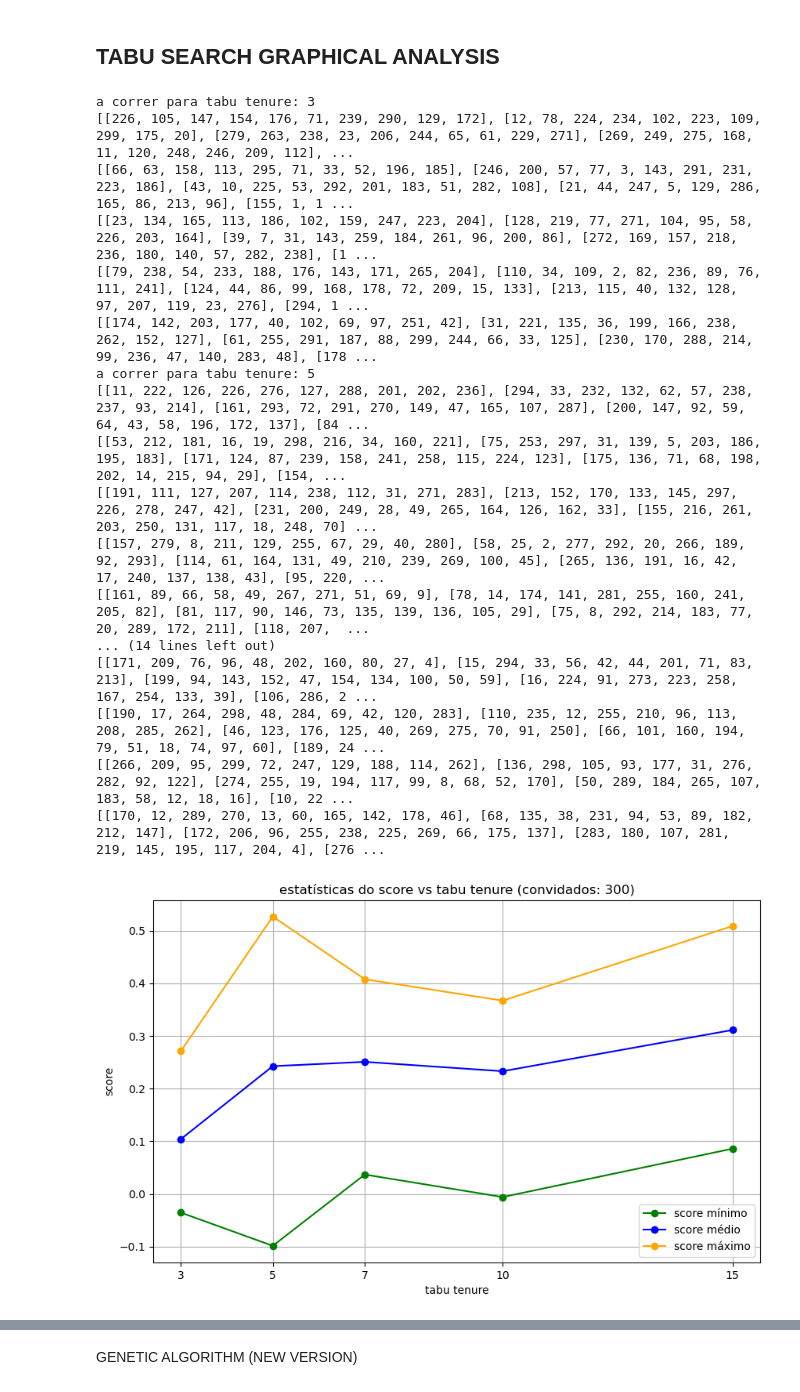
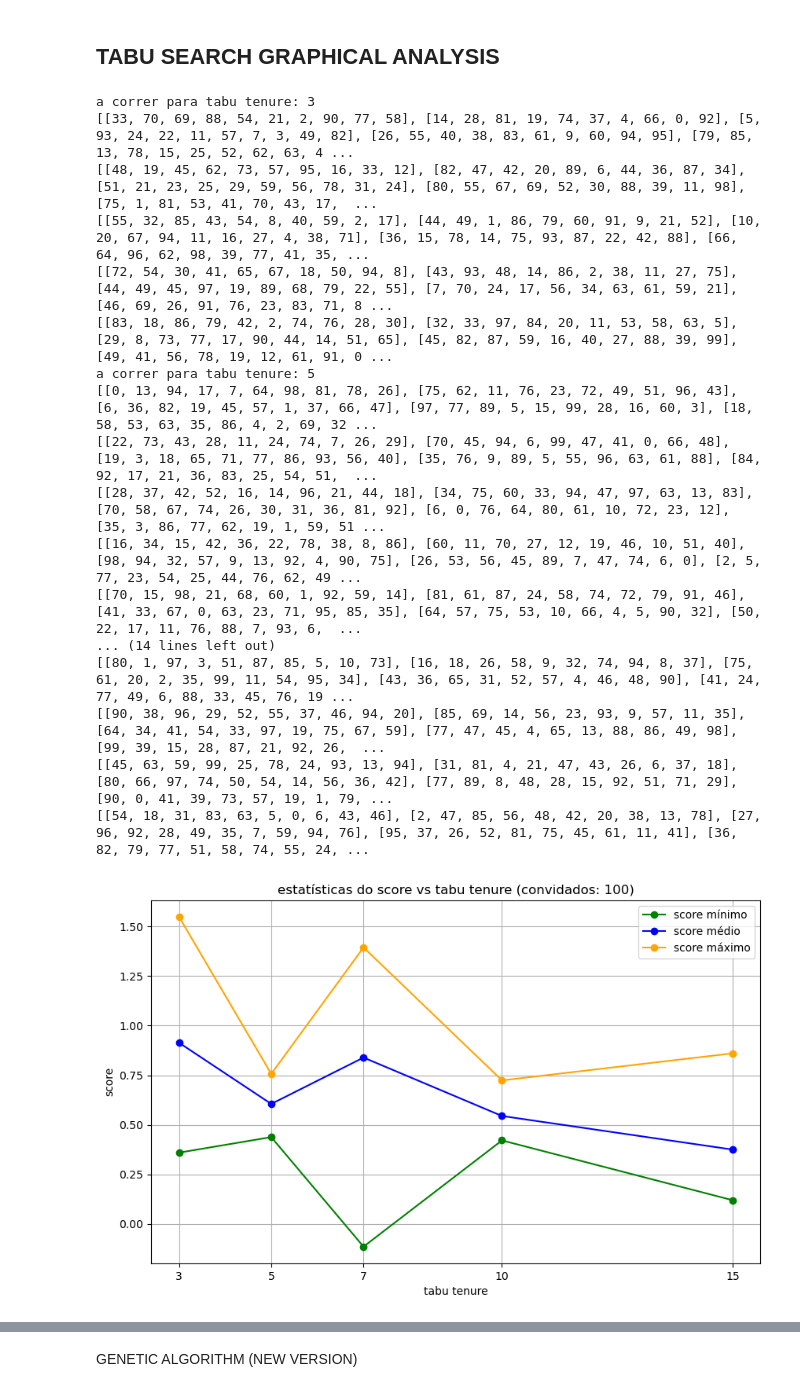
Before and after one commit to Ricardo-Parreira/Wedding_Seating_Problem-AI, a Jupyter notebook: project_notebook.ipynb, the cells around one changed output, grey strips where cells are left out. Saved outputs shown, nothing was run; the diff lists cells and outputs as text; code cells hidden in the pictures.

```diff
--- a/project_notebook.ipynb
+++ b/project_notebook.ipynb
@@ -648,7 +654,7 @@ for tenure in tabu_tenures:
         start_time = time.time()
 
         # chamar a função tabu_search_adv_adv (deves garantir que ela nunca devolve none)
-        solution, final_score, avg_no_improve = tabu_search_adv(preferences_300, seats_per_table, max_iterations=10000, tabu_tenure=tenure)
+        solution, final_score, avg_no_improve = tabu_search_adv(matrix_, seats_per_table, max_iterations=10000, tabu_tenure=tenure)
 
         end_time = time.time()
 
@@ -671,7 +677,7 @@ plt.figure(figsize=(10, 6))
 plt.plot(tabu_tenures, min_scores, marker='o', color='green', label='score mínimo')
 plt.plot(tabu_tenures, mean_scores, marker='o', color='blue', label='score médio')
 plt.plot(tabu_tenures, max_scores, marker='o', color='orange', label='score máximo')
-plt.title("estatísticas do score vs tabu tenure (convidados: 300)")
+plt.title("estatísticas do score vs tabu tenure (convidados: 100)")
 plt.xlabel("tabu tenure")
 plt.ylabel("score")
 plt.legend()
@@ -683,7 +689,7 @@ plt.show()
 # gráfico: média de iterações sem melhoria
 plt.figure(figsize=(10, 6))
 plt.plot(tabu_tenures, avg_no_improve, marker='o', color='red', label='iterações sem melhoria')
-plt.title("iterações sem melhoria vs tabu tenure (convidados: 300)")
+plt.title("iterações sem melhoria vs tabu tenure (convidados: 100)")
 plt.xlabel("tabu tenure")
 plt.ylabel("iterações sem melhoria")
 plt.legend()
@@ -699,45 +705,45 @@ num_runs_per_guest = 3  # número de execuções por quantidade de convidados
 # criar novo dicionário de resultados
 results = {guest: {'times': []} for guest in guests}
 
 for guest in guests:
     print(f"a correr para número de convidados: {guest}")
     for run in range(num_runs_per_guest):
         start_time = time.time()
 
         solution, final_score, avg_no_improve = tabu_search_adv(matrix_, seats_per_table, max_iterations=10000, tabu_tenure=tabu_tenure)
 
         end_time = time.time()
 
         results[guest]['times'].append(end_time - start_time)
 
 # calcular tempos médios de execução
 avg_exec_times = [sum(results[guest]['times']) / num_runs_per_guest for guest in guests]
 
 # gráfico: tempo de execução vs número de convidados
 plt.figure(figsize=(10, 6))
 plt.plot(guests, avg_exec_times, marker='o', color='purple', label='tempo médio de execução')
 plt.title(f"tempo de execução vs número de convidados (tabu tenure: {tabu_tenure})")
 plt.xlabel("número de convidados")
 plt.ylabel("tempo de execução (segundos)")
 plt.legend()
 plt.grid(True)
 plt.show()
 # %% [output]
 a correr para tabu tenure: 3
-[[226, 105, 147, 154, 176, 71, 239, 290, 129, 172], [12, 78, 224, 234, 102, 223, 109, 299, 175, 20], [279, 263, 238, 23, 206, 244, 65, 61, 229, 271], [269, 249, 275, 168, 11, 120, 248, 246, 209, 112], ...
-[[66, 63, 158, 113, 295, 71, 33, 52, 196, 185], [246, 200, 57, 77, 3, 143, 291, 231, 223, 186], [43, 10, 225, 53, 292, 201, 183, 51, 282, 108], [21, 44, 247, 5, 129, 286, 165, 86, 213, 96], [155, 1, 1 ...
-[[23, 134, 165, 113, 186, 102, 159, 247, 223, 204], [128, 219, 77, 271, 104, 95, 58, 226, 203, 164], [39, 7, 31, 143, 259, 184, 261, 96, 200, 86], [272, 169, 157, 218, 236, 180, 140, 57, 282, 238], [1 ...
-[[79, 238, 54, 233, 188, 176, 143, 171, 265, 204], [110, 34, 109, 2, 82, 236, 89, 76, 111, 241], [124, 44, 86, 99, 168, 178, 72, 209, 15, 133], [213, 115, 40, 132, 128, 97, 207, 119, 23, 276], [294, 1 ...
-[[174, 142, 203, 177, 40, 102, 69, 97, 251, 42], [31, 221, 135, 36, 199, 166, 238, 262, 152, 127], [61, 255, 291, 187, 88, 299, 244, 66, 33, 125], [230, 170, 288, 214, 99, 236, 47, 140, 283, 48], [178 ...
+[[33, 70, 69, 88, 54, 21, 2, 90, 77, 58], [14, 28, 81, 19, 74, 37, 4, 66, 0, 92], [5, 93, 24, 22, 11, 57, 7, 3, 49, 82], [26, 55, 40, 38, 83, 61, 9, 60, 94, 95], [79, 85, 13, 78, 15, 25, 52, 62, 63, 4 ...
+[[48, 19, 45, 62, 73, 57, 95, 16, 33, 12], [82, 47, 42, 20, 89, 6, 44, 36, 87, 34], [51, 21, 23, 25, 29, 59, 56, 78, 31, 24], [80, 55, 67, 69, 52, 30, 88, 39, 11, 98], [75, 1, 81, 53, 41, 70, 43, 17,  ...
+[[55, 32, 85, 43, 54, 8, 40, 59, 2, 17], [44, 49, 1, 86, 79, 60, 91, 9, 21, 52], [10, 20, 67, 94, 11, 16, 27, 4, 38, 71], [36, 15, 78, 14, 75, 93, 87, 22, 42, 88], [66, 64, 96, 62, 98, 39, 77, 41, 35, ...
+[[72, 54, 30, 41, 65, 67, 18, 50, 94, 8], [43, 93, 48, 14, 86, 2, 38, 11, 27, 75], [44, 49, 45, 97, 19, 89, 68, 79, 22, 55], [7, 70, 24, 17, 56, 34, 63, 61, 59, 21], [46, 69, 26, 91, 76, 23, 83, 71, 8 ...
+[[83, 18, 86, 79, 42, 2, 74, 76, 28, 30], [32, 33, 97, 84, 20, 11, 53, 58, 63, 5], [29, 8, 73, 77, 17, 90, 44, 14, 51, 65], [45, 82, 87, 59, 16, 40, 27, 88, 39, 99], [49, 41, 56, 78, 19, 12, 61, 91, 0 ...
 a correr para tabu tenure: 5
-[[11, 222, 126, 226, 276, 127, 288, 201, 202, 236], [294, 33, 232, 132, 62, 57, 238, 237, 93, 214], [161, 293, 72, 291, 270, 149, 47, 165, 107, 287], [200, 147, 92, 59, 64, 43, 58, 196, 172, 137], [84 ...
-[[53, 212, 181, 16, 19, 298, 216, 34, 160, 221], [75, 253, 297, 31, 139, 5, 203, 186, 195, 183], [171, 124, 87, 239, 158, 241, 258, 115, 224, 123], [175, 136, 71, 68, 198, 202, 14, 215, 94, 29], [154, ...
-[[191, 111, 127, 207, 114, 238, 112, 31, 271, 283], [213, 152, 170, 133, 145, 297, 226, 278, 247, 42], [231, 200, 249, 28, 49, 265, 164, 126, 162, 33], [155, 216, 261, 203, 250, 131, 117, 18, 248, 70] ...
-[[157, 279, 8, 211, 129, 255, 67, 29, 40, 280], [58, 25, 2, 277, 292, 20, 266, 189, 92, 293], [114, 61, 164, 131, 49, 210, 239, 269, 100, 45], [265, 136, 191, 16, 42, 17, 240, 137, 138, 43], [95, 220, ...
-[[161, 89, 66, 58, 49, 267, 271, 51, 69, 9], [78, 14, 174, 141, 281, 255, 160, 241, 205, 82], [81, 117, 90, 146, 73, 135, 139, 136, 105, 29], [75, 8, 292, 214, 183, 77, 20, 289, 172, 211], [118, 207,  ...
+[[0, 13, 94, 17, 7, 64, 98, 81, 78, 26], [75, 62, 11, 76, 23, 72, 49, 51, 96, 43], [6, 36, 82, 19, 45, 57, 1, 37, 66, 47], [97, 77, 89, 5, 15, 99, 28, 16, 60, 3], [18, 58, 53, 63, 35, 86, 4, 2, 69, 32 ...
+[[22, 73, 43, 28, 11, 24, 74, 7, 26, 29], [70, 45, 94, 6, 99, 47, 41, 0, 66, 48], [19, 3, 18, 65, 71, 77, 86, 93, 56, 40], [35, 76, 9, 89, 5, 55, 96, 63, 61, 88], [84, 92, 17, 21, 36, 83, 25, 54, 51,  ...
+[[28, 37, 42, 52, 16, 14, 96, 21, 44, 18], [34, 75, 60, 33, 94, 47, 97, 63, 13, 83], [70, 58, 67, 74, 26, 30, 31, 36, 81, 92], [6, 0, 76, 64, 80, 61, 10, 72, 23, 12], [35, 3, 86, 77, 62, 19, 1, 59, 51 ...
+[[16, 34, 15, 42, 36, 22, 78, 38, 8, 86], [60, 11, 70, 27, 12, 19, 46, 10, 51, 40], [98, 94, 32, 57, 9, 13, 92, 4, 90, 75], [26, 53, 56, 45, 89, 7, 47, 74, 6, 0], [2, 5, 77, 23, 54, 25, 44, 76, 62, 49 ...
+[[70, 15, 98, 21, 68, 60, 1, 92, 59, 14], [81, 61, 87, 24, 58, 74, 72, 79, 91, 46], [41, 33, 67, 0, 63, 23, 71, 95, 85, 35], [64, 57, 75, 53, 10, 66, 4, 5, 90, 32], [50, 22, 17, 11, 76, 88, 7, 93, 6,  ...
 ... (14 lines left out)
-[[171, 209, 76, 96, 48, 202, 160, 80, 27, 4], [15, 294, 33, 56, 42, 44, 201, 71, 83, 213], [199, 94, 143, 152, 47, 154, 134, 100, 50, 59], [16, 224, 91, 273, 223, 258, 167, 254, 133, 39], [106, 286, 2 ...
-[[190, 17, 264, 298, 48, 284, 69, 42, 120, 283], [110, 235, 12, 255, 210, 96, 113, 208, 285, 262], [46, 123, 176, 125, 40, 269, 275, 70, 91, 250], [66, 101, 160, 194, 79, 51, 18, 74, 97, 60], [189, 24 ...
-[[266, 209, 95, 299, 72, 247, 129, 188, 114, 262], [136, 298, 105, 93, 177, 31, 276, 282, 92, 122], [274, 255, 19, 194, 117, 99, 8, 68, 52, 170], [50, 289, 184, 265, 107, 183, 58, 12, 18, 16], [10, 22 ...
-[[170, 12, 289, 270, 13, 60, 165, 142, 178, 46], [68, 135, 38, 231, 94, 53, 89, 182, 212, 147], [172, 206, 96, 255, 238, 225, 269, 66, 175, 137], [283, 180, 107, 281, 219, 145, 195, 117, 204, 4], [276 ...
+[[80, 1, 97, 3, 51, 87, 85, 5, 10, 73], [16, 18, 26, 58, 9, 32, 74, 94, 8, 37], [75, 61, 20, 2, 35, 99, 11, 54, 95, 34], [43, 36, 65, 31, 52, 57, 4, 46, 48, 90], [41, 24, 77, 49, 6, 88, 33, 45, 76, 19 ...
+[[90, 38, 96, 29, 52, 55, 37, 46, 94, 20], [85, 69, 14, 56, 23, 93, 9, 57, 11, 35], [64, 34, 41, 54, 33, 97, 19, 75, 67, 59], [77, 47, 45, 4, 65, 13, 88, 86, 49, 98], [99, 39, 15, 28, 87, 21, 92, 26,  ...
+[[45, 63, 59, 99, 25, 78, 24, 93, 13, 94], [31, 81, 4, 21, 47, 43, 26, 6, 37, 18], [80, 66, 97, 74, 50, 54, 14, 56, 36, 42], [77, 89, 8, 48, 28, 15, 92, 51, 71, 29], [90, 0, 41, 39, 73, 57, 19, 1, 79, ...
+[[54, 18, 31, 83, 63, 5, 0, 6, 43, 46], [2, 47, 85, 56, 48, 42, 20, 38, 13, 78], [27, 96, 92, 28, 49, 35, 7, 59, 94, 76], [95, 37, 26, 52, 81, 75, 45, 61, 11, 41], [36, 82, 79, 77, 51, 58, 74, 55, 24, ...
-[figure, old version]
+[figure, new version]
```
Also changed, not shown: parts of 3 cells of this notebook, 1 other file.
